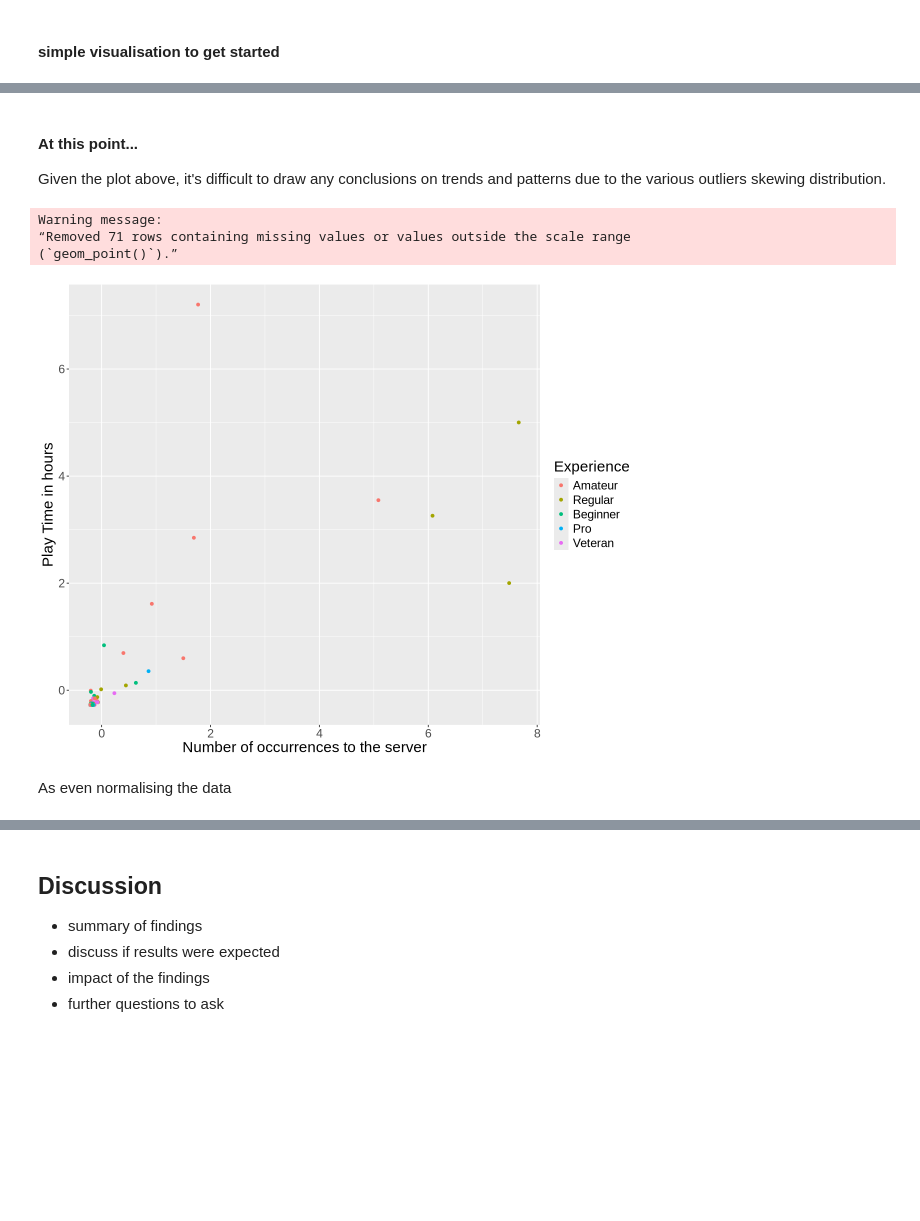
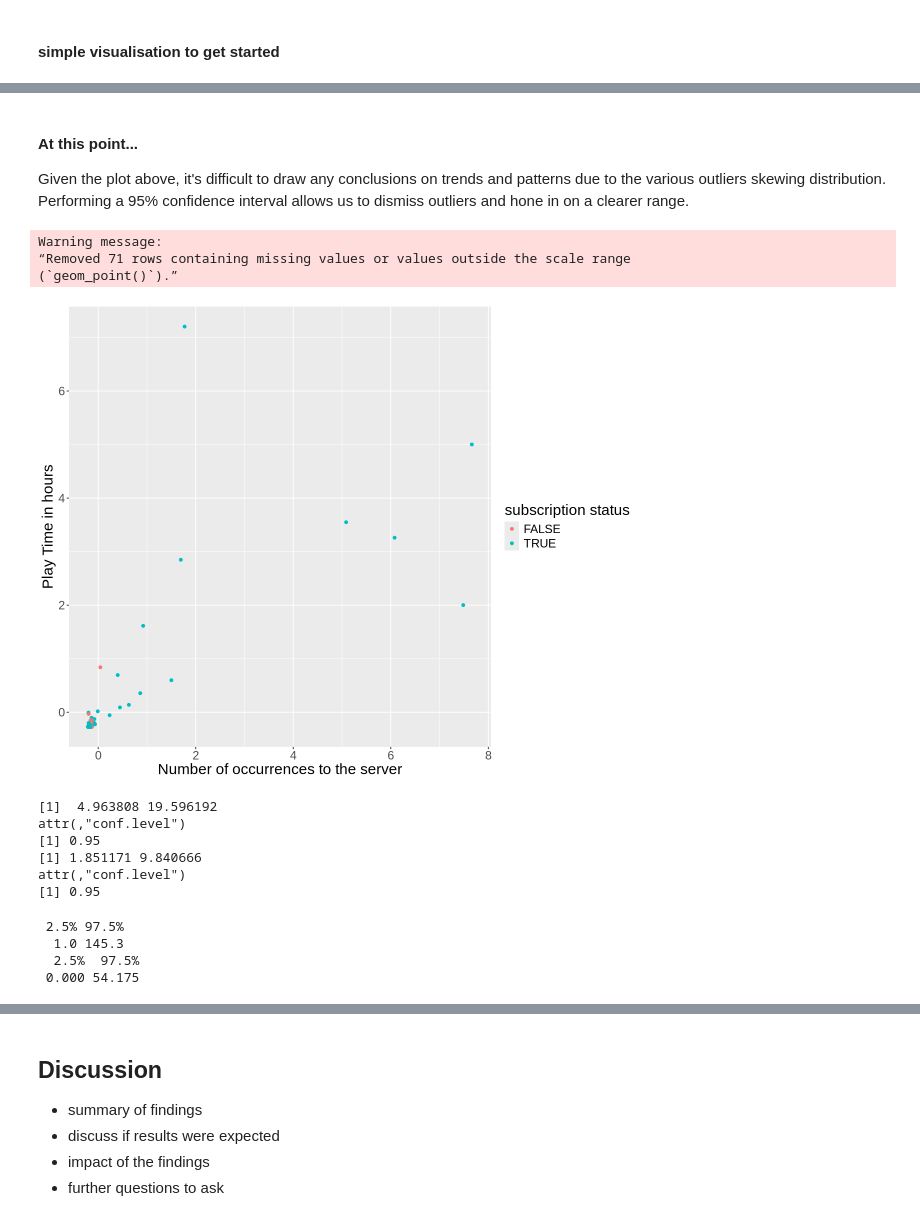
Before and after one commit to clam171/DSCI-100---S6G16, a Jupyter notebook: DSCI 100(S6G16) Project.ipynb, the cells around one changed output, grey strips where cells are left out. Cells and saved outputs as stored; diff of their text form; code cells hidden in the pictures; blank space fills up the shorter version.

```diff
--- a/DSCI 100(S6G16) Project.ipynb
+++ b/DSCI 100(S6G16) Project.ipynb
@@ -157,33 +169,69 @@ Warning message:
 # %% [markdown]
 #### At this point...
-Given the plot above, it's difficult to draw any conclusions on trends and patterns due to the various outliers skewing distribution.
+Given the plot above, it's difficult to draw any conclusions on trends and patterns due to the various outliers skewing distribution. Performing a 95% confidence interval allows us to dismiss outliers and hone in on a clearer range.
 # %%
-#plotting distributions for both the explanatory variables to determine an appropriate point to 'filter'
-
 options(repr.plot.width = 10, repr.plot.height = 8)
 
-experience_class_data <- final_data |>
-    mutate(experience = as_factor(experience)) |>
-    select(experience, played_hours, count)
+# the stuff below is me normalising the data, then plotting it. plotting the data still had a weird bias towards the observations too far
+# im gonna follow up this cell (and its print) with some experiments with 95% confidence interval, hopefully it provides a smaller range.
 
-normalise_recipe <- experience_class_data |>
-    recipe(experience ~ played_hours + count) |>
+subscription_class_data <- final_data |>
+    mutate(subscription_status = as_factor(subscribe)) |>
+    select(subscription_status, played_hours, count)
+
+normalise_recipe <- subscription_class_data |>
+    recipe(subscription_status ~ played_hours + count) |>
     step_scale(all_predictors()) |>
     step_center(all_predictors()) |>
     prep()
-normalised_data <- bake(normalise_recipe, experience_class_data)
+normalised_data <- bake(normalise_recipe, subscription_class_data)
 
-normalised_plot <- ggplot(normalised_data, aes(x = played_hours, y = count, colour = experience)) +
+normalised_plot <- ggplot(normalised_data, aes(x = played_hours, y = count, colour = subscription_status)) +
     geom_point() +
     xlab("Number of occurrences to the server") +
     ylab("Play Time in hours") +
-    labs(color = "Experience") +
+    labs(color = "subscription status") +
     theme(text = element_text(size = 18))
 normalised_plot
 # %% [output]
 Warning message:
 “Removed 71 rows containing missing values or values outside the scale range
 (`geom_point()`).”
-[figure, old version]
+[figure, new version]
-# %% [markdown]
-As even normalising the data
+# %%
+# trying out 95% confidence now.
+#two ways: 1) t-test, 2) quartiles (the next code cell)
+
+t_test_occurences <- t.test(final_data$count, conf.level = 0.95)
+print(t_test_occurences$conf.int)
+
+t_test_hours <- t.test(final_data$played_hours, conf.level = 0.95)
+print(t_test_hours$conf.int)
+# %% [output]
+[1]  4.963808 19.596192
+attr(,"conf.level")
+[1] 0.95
+[1] 1.851171 9.840666
+attr(,"conf.level")
+[1] 0.95
+# %%
+# the resulting output is the 95% confidence range for where the true population mean resides
+# it's therefore reasonable to estimate most players visit beteen 4.964 and 19.596 times, accumulating between 1.812 and 9.841 hours.
+
+#im also going to do the way kinda taught in class, by using quantiles and finding the 2.5th and 97.5th percentiles
+
+lower_bound_occurences <- quantile(final_data$count, probs = 0.025, na.rm = TRUE)
+upper_bound_occurences <- quantile(final_data$count, probs = 0.975, na.rm = TRUE)
+
+lower_bound_hours <- quantile(final_data$played_hours, probs = 0.025, na.rm = TRUE)
+upper_bound_hours <- quantile(final_data$played_hours, probs = 0.975, na.rm = TRUE)
+
+print(c(lower_bound_occurences, upper_bound_occurences))
+print(c(lower_bound_hours, upper_bound_hours))
+
+#the resulting bounds take account for ALL the data, so it includes the yucky outliers. I'm more partial to the t_test results
+# %% [output]
+ 2.5% 97.5%
+  1.0 145.3
+  2.5%  97.5%
+ 0.000 54.175
```
Also changed, not shown: parts of 5 cells of this notebook.
